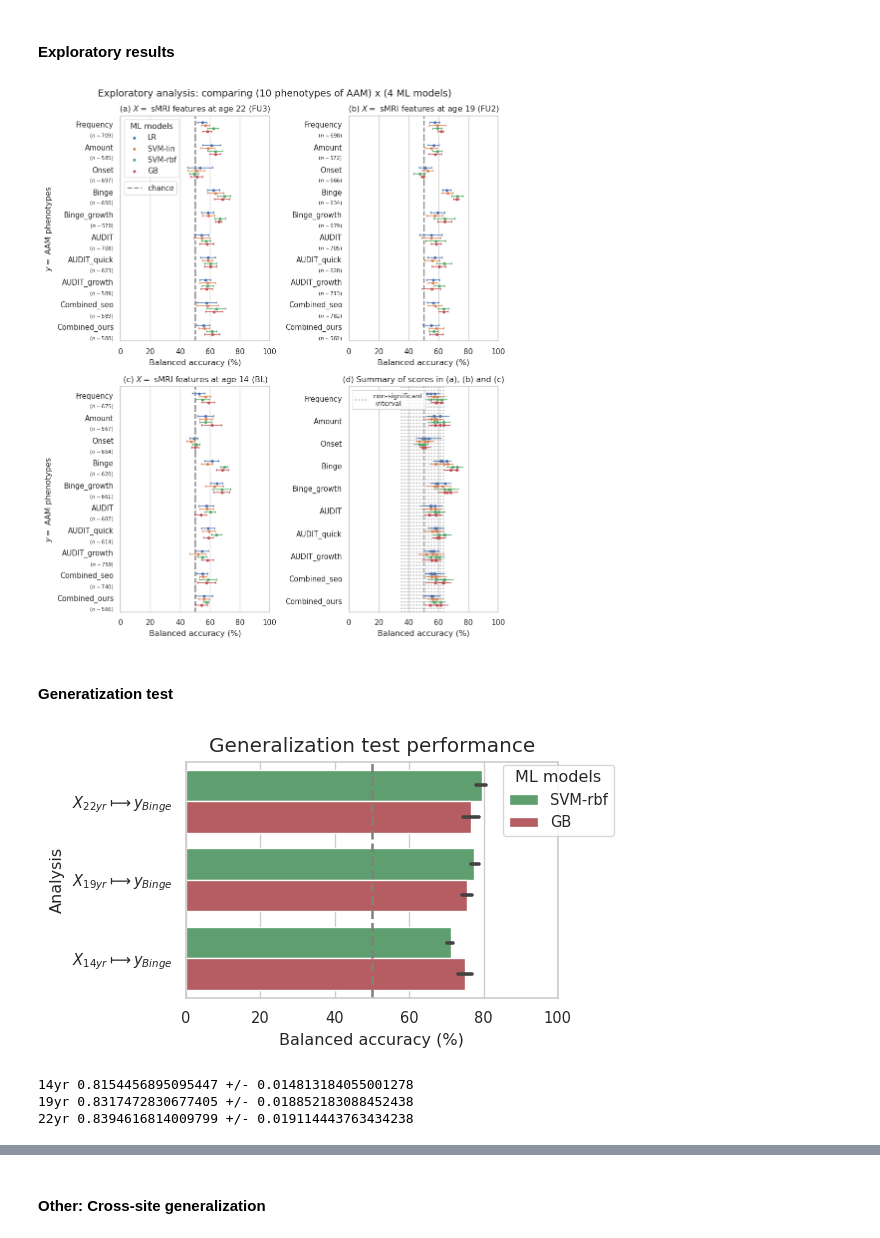
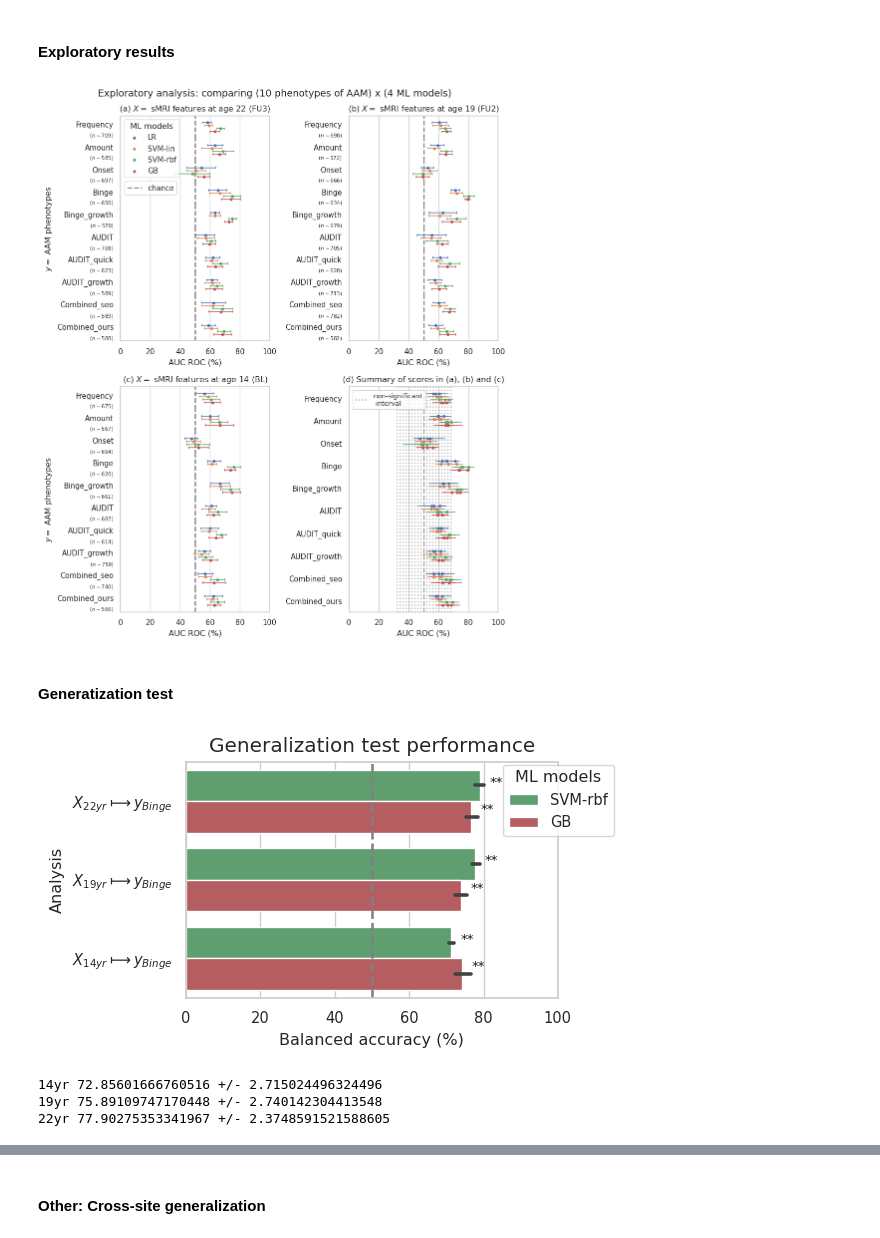
Before and after one commit to RoshanRane/ML_for_IMAGEN, a Jupyter notebook: generate_figures.ipynb, the cells around one changed output, grey strips where cells are left out. Cells and saved outputs as stored; diff of their text form; code cells hidden in the pictures.

```diff
--- a/generate_figures.ipynb
+++ b/generate_figures.ipynb
@@ -303,7 +305,7 @@ df_fulls = [
     (r"(b) $X=$ sMRI features at age 19 (FU2)", [pd.read_csv(f) for f in sorted(glob(f"MLpipelines/results/{r_path}-fu2*/*/run.csv"))]),
     (r"(c) $X=$ sMRI features at age 14 (BL)",  [pd.read_csv(f) for f in sorted(glob(f"MLpipelines/results/{r_path}-bl*/*/run.csv"))]),
 ]
-x = "test_score"#'roc_auc'
+x = "roc_auc"  # roc_auc , test_score
 conf_ctrl = 'cb'
 sorty_by = None #'n_samples'
 join = False
@@ -427,34 +429,34 @@ for j, (t, dfi) in enumerate(df.groupby("technique", sort=False)):
     ax = sns.pointplot(y=y, x=x, order=y_order,
                        hue="model", hue_order=hue_order,
                        join=join, data=dfi, ax=summary_ax,
                        ci='sd', errwidth=errwidth, capsize=0,
                        dodge=dodge, scale=scale, palette=palette)
 
 ax.set_title("(d) Summary of scores in (a), (b) and (c)")
 ax.set_xlim(xlim)
 ax.set_ylabel("")
 ax.set_xlabel(xlabel)
 
 color='gray'
 
 ax.axvline(x=50, label='chance', c='gray', ls='--', lw=1.5, alpha=0.7)
 insigificance_interval = (32,70) if x=='roc_auc' else (35,65)
 for xi in range(*insigificance_interval,2):
     ax.axvline(x=xi, c=color, ls=':', lw=1.5, alpha=0.6, label='non-significant\n interval')
 
 # create the legend
 handles, legends = ax.get_legend_handles_labels()
 leg2 = ax.legend([handles[1]], [legends[1]], loc='upper left', fontsize=8)
 # if "across_sites" in r_path:
 #     plt.suptitle("Exploratory analysis with leave-one-site-out CV (7-folds)")
 #     plt.tight_layout()
 #     plt.savefig("figures/results_explore_sites{}.pdf".format("_auc" if x=='roc_auc' else ''))
 # else:
 plt.suptitle("Exploratory analysis: comparing (10 phenotypes of AAM) x (4 ML models)")
 plt.tight_layout()
 plt.savefig("figures/results_explore{}.pdf".format("_auc" if x=='roc_auc' else ''), bbox_inches='tight', pad_inches=0.05)
 # %% [output]
-[figure, old version]
+[figure, new version]
 # %% [markdown]
 #### Generatization test
 # %%
@@ -505,20 +507,20 @@ ax = sns.barplot(x=x, y=y, data=df, hue='model', hue_order=BEST_MODELS,
 # draw the chance line in the legend
 ax.axvline(x=50, c='gray', ls='--', lw=1.5)
 
-labelmodel_order = np.dstack(np.meshgrid(y_order, BEST_MODELS)).reshape(-1,2).tolist()
+labelmodel_order = np.dstack(np.meshgrid(BEST_MODELS, y_order)).reshape(-1,2).tolist()
 # perform FDR correction
 from statsmodels.stats.multitest import multipletests
-p_vals = [df.loc[(df[y]==yi) & (df['model']==mi), "p_value"].unique()[0] for yi, mi in labelmodel_order]
+p_vals = [df.loc[(df[y]==yi) & (df['model']==mi), "p_value"].unique()[0] for mi,yi in labelmodel_order]
 # print("\nbefore correction:\n", p_vals)
 _,p_vals,_,_ = multipletests(p_vals, method="fdr_bh")
 # print("after correction:\n", p_vals)
 # add significance stars
-for k, (yi, mi) in enumerate(labelmodel_order):
+for k, (mi,yi) in enumerate(labelmodel_order):
     ast = return_asterisks(p_vals[k])
-    mean_x = df.loc[(df[y]==yi) & (df['model']==mi), x].mean()
-#     print(mean_x, yi.split(' ')[0], mi, p_vals[k], ast)
-    ax.annotate(ast,
-                xy=(mean_x+4, (k//2-0.05)+([-1,+1][k%2]*0.1)),
+    x_pos = df.loc[(df[y]==yi) & (df['model']==mi), x].mean() + 2.5 # + 2 offset
+    y_pos = (k//2 - 0.1) + [-0.1,+0.25][BEST_MODELS.index(mi)]
+#     print(mean_x, yi.split(' ')[0], 'xy=',(x_pos, y_pos), mi, "{:.4f}".format(p_vals[k]))
+    ax.annotate(ast, xy=(x_pos, y_pos),
                 color='k', fontsize=8)
 
 # handles, legends = ax.get_legend_handles_labels()
@@ -531,13 +533,13 @@ plt.ylabel("Analysis")
 # plt.show()
 plt.savefig("figures/results_infer.pdf", bbox_inches='tight', pad_inches=0.0)
 # %% [output]
-[figure, old version]
+[figure, new version]
 # %%
-x = "holdout_roc_auc" # 'holdout_score', "holdout_roc_auc"
+x = "holdout_score" # 'holdout_score', "holdout_roc_auc"
 for g, dfi in df.groupby(["i_type"]):
     print(g, dfi[x].mean(), r"+/-", dfi[x].std())
 # %% [output]
-14yr 0.8154456895095447 +/- 0.014813184055001278
-19yr 0.8317472830677405 +/- 0.018852183088452438
-22yr 0.8394616814009799 +/- 0.019114443763434238
+14yr 72.85601666760516 +/- 2.715024496324496
+19yr 75.89109747170448 +/- 2.740142304413548
+22yr 77.90275353341967 +/- 2.3748591521588605
 # %%
```
Also changed, not shown: parts of 7 cells of this notebook, 11 other files.
